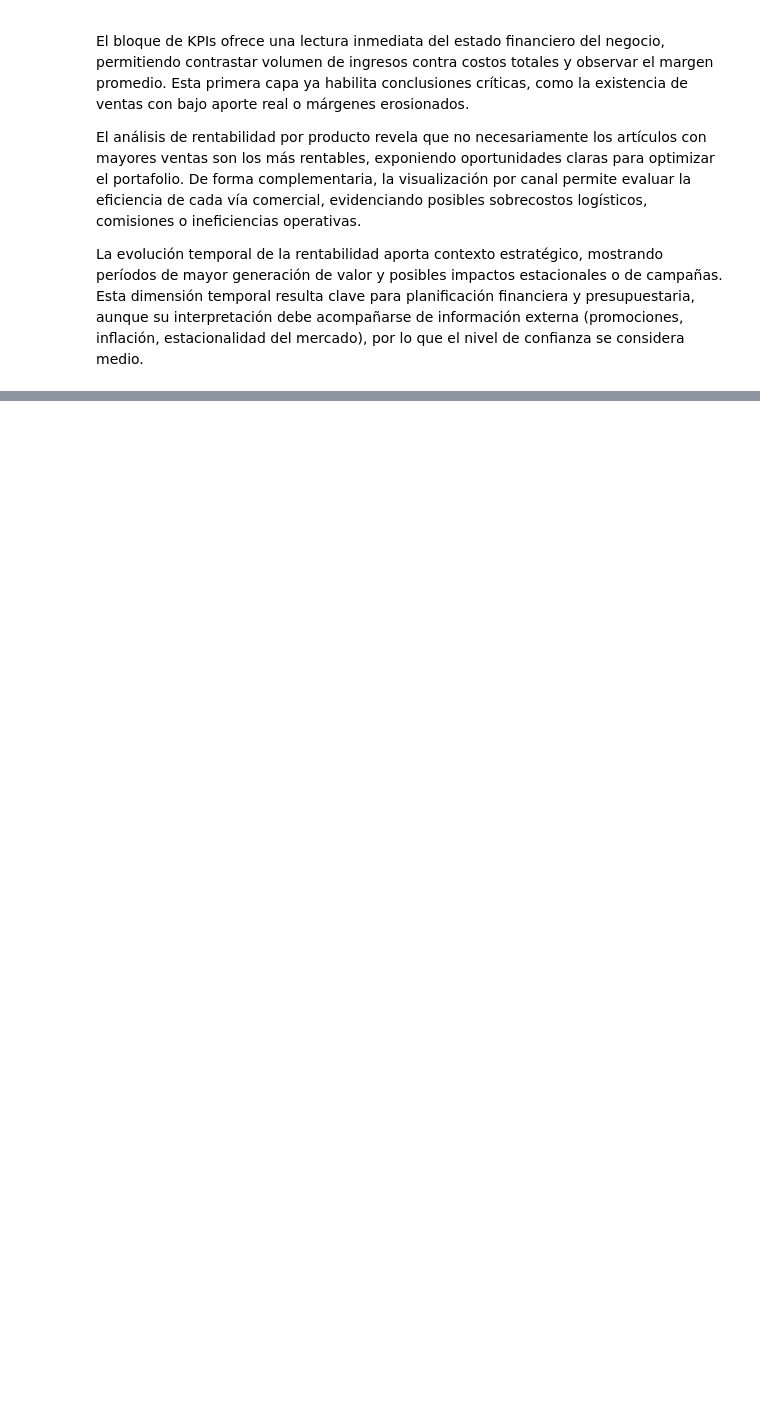
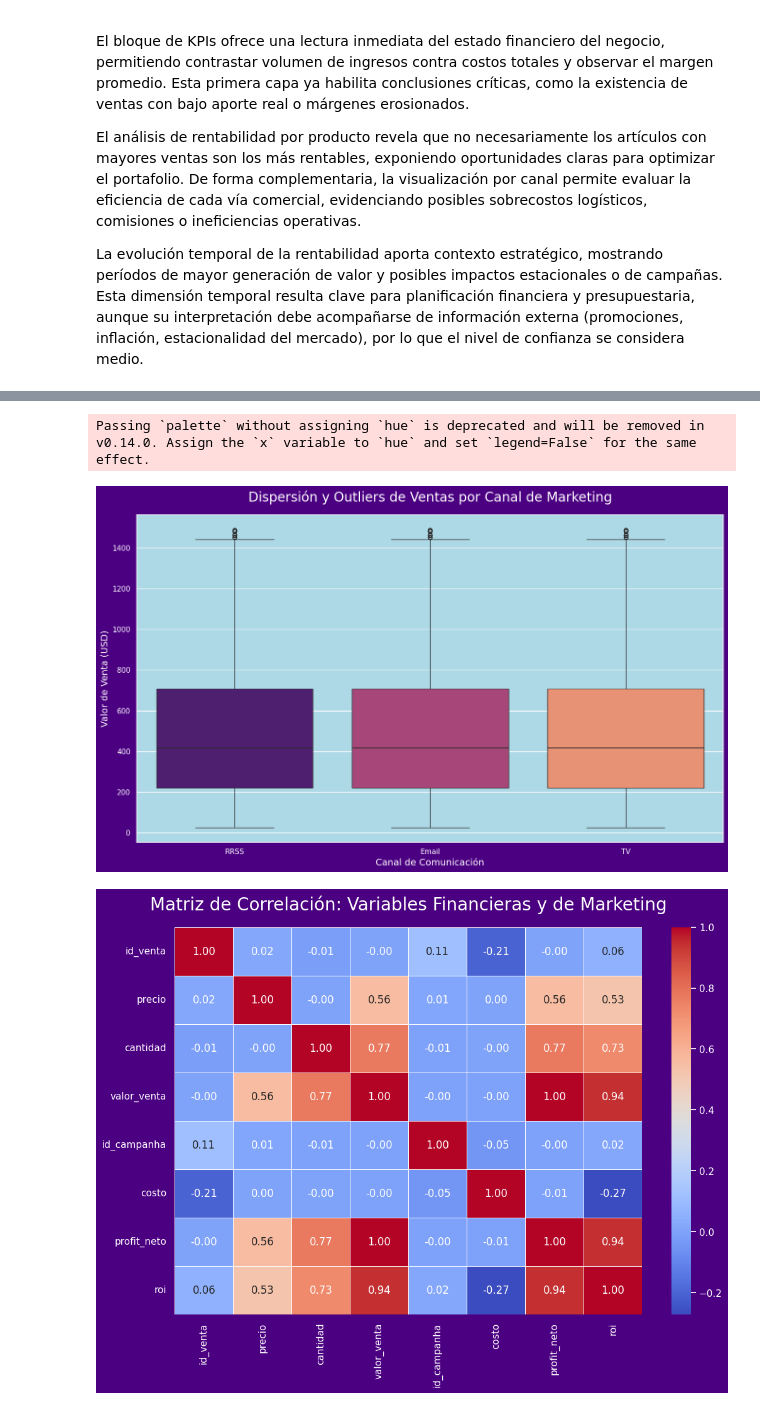
Before and after one commit to Wanves/PythonDataScience, a Jupyter notebook: EDA_VENTAS_ESTRATEGIAS/EDA_VENTAS_ESTRATEGIA.ipynb, the cells around one changed output, grey strips where cells are left out. Saved outputs shown, nothing was run; the diff lists cells and outputs as text; code cells hidden in the pictures; blank space fills up the shorter version.

```diff
--- a/EDA_VENTAS_ESTRATEGIAS/EDA_VENTAS_ESTRATEGIA.ipynb
+++ b/EDA_VENTAS_ESTRATEGIAS/EDA_VENTAS_ESTRATEGIA.ipynb
@@ -1022,3 +987,79 @@ El bloque de KPIs ofrece una lectura inmediata del estado financiero del negocio
 El análisis de rentabilidad por producto revela que no necesariamente los artículos con mayores ventas son los más rentables, exponiendo oportunidades claras para optimizar el portafolio. De forma complementaria, la visualización por canal permite evaluar la eficiencia de cada vía comercial, evidenciando posibles sobrecostos logísticos, comisiones o ineficiencias operativas.
 
 La evolución temporal de la rentabilidad aporta contexto estratégico, mostrando períodos de mayor generación de valor y posibles impactos estacionales o de campañas. Esta dimensión temporal resulta clave para planificación financiera y presupuestaria, aunque su interpretación debe acompañarse de información externa (promociones, inflación, estacionalidad del mercado), por lo que el nivel de confianza se considera medio.
+# %%
+import pandas as pd
+import numpy as np
+import matplotlib.pyplot as plt
+import seaborn as sns
+
+# Configuración de estilo obligatoria para decisiones estratégicas
+sns.set_style('darkgrid')
+sns.set_theme(rc={
+    'axes.facecolor': 'lightblue',
+    'figure.facecolor': 'indigo',
+    'text.color': 'white',
+    'axes.labelcolor': 'white',
+    'xtick.color': 'white',
+    'ytick.color': 'white',
+    'axes.titlecolor': 'white'
+})
+
+# 1. Carga y Preparación de Datos
+def ejecutar_eda(path):
+    df = pd.read_csv(path)
+    df['fecha_venta'] = pd.to_datetime(df['fecha_venta'])
+    df['mes_nombre'] = df['fecha_venta'].dt.strftime('%B')
+
+    # Cálculo de métricas de rentabilidad
+    df['profit_neto'] = df['valor_venta'] - df['costo']
+    df['roi'] = (df['valor_venta'] - df['costo']) / df['costo']
+
+    print("--- Diagnóstico Inicial de Datos ---")
+    print(df.info())
+    print("\n--- Estadísticas Descriptivas de Negocio ---")
+    print(df[['valor_venta', 'costo', 'profit_neto', 'roi']].describe())
+
+    # 2. Visualización: Distribución de Ventas por Canal
+    plt.figure(figsize=(16, 9))
+    sns.boxplot(x='canal', y='valor_venta', data=df, palette='magma')
+    plt.title('Dispersión y Outliers de Ventas por Canal de Marketing', fontsize=20, pad=20)
+    plt.xlabel('Canal de Comunicación', fontsize=14)
+    plt.ylabel('Valor de Venta (USD)', fontsize=14)
+    plt.show()
+
+    # 3. Visualización: Análisis de Correlación (Mapa de Calor)
+    plt.figure(figsize=(12, 8))
+    # Seleccionamos solo columnas numéricas para la correlación
+    numeric_df = df.select_dtypes(include=[np.number])
+    corr = numeric_df.corr()
+    sns.heatmap(corr, annot=True, cmap='coolwarm', fmt=".2f", linewidths=0.5)
+    plt.title('Matriz de Correlación: Variables Financieras y de Marketing', fontsize=20, pad=20)
+    plt.show()
+
+    # 4. Visualización: Evolución Temporal de la Rentabilidad
+    plt.figure(figsize=(16, 9))
+    # Agrupamos por mes para ver tendencia
+    df_temporal = df.groupby('mes').agg({'valor_venta': 'sum', 'costo': 'sum'}).reset_index()
+    plt.plot(df_temporal['mes'], df_temporal['valor_venta'], marker='o', color='k', label='Ventas Totales', linewidth=4)
+    plt.fill_between(df_temporal['mes'], df_temporal['valor_venta'], color='k', alpha=0.2)
+    plt.title('Rendimiento Mensual de Ventas: Ciclo de Vida 2024', fontsize=20, pad=20)
+    plt.xlabel('Mes', fontsize=14)
+    plt.ylabel('Ingresos (USD)', fontsize=14)
+    plt.legend(facecolor='indigo', edgecolor='white')
+    plt.xticks(rotation=45)
+    plt.show()
+
+    # 5. Segmentación por Categoría y Canal (Matriz de Decisión)
+    pivot_df = df.pivot_table(values='roi', index='categoria', columns='canal', aggfunc='mean')
+    plt.figure(figsize=(14, 7))
+    sns.heatmap(pivot_df, annot=True, cmap='YlGnBu', fmt=".2f")
+    plt.title('Matriz ROI: Intersección Categoría vs Canal', fontsize=20, pad=20)
+    plt.show()
+
+    return df
+
+# Ejecución del proceso
+# Juan, este dataframe final contiene todas las métricas calculadas para tu informe
+df_final = ejecutar_eda('ventas_con_marketing.csv')
+# %% [output]
@@ -1024,0 +1083,3 @@ La evolución temporal de la rentabilidad aporta contexto estratégico, mostrand
+Passing `palette` without assigning `hue` is deprecated and will be removed in v0.14.0. Assign the `x` variable to `hue` and set `legend=False` for the same effect.
+[figure, added]
+[figure, added]
```
Also changed, not shown: parts of 5 cells of this notebook, 1 other file.
